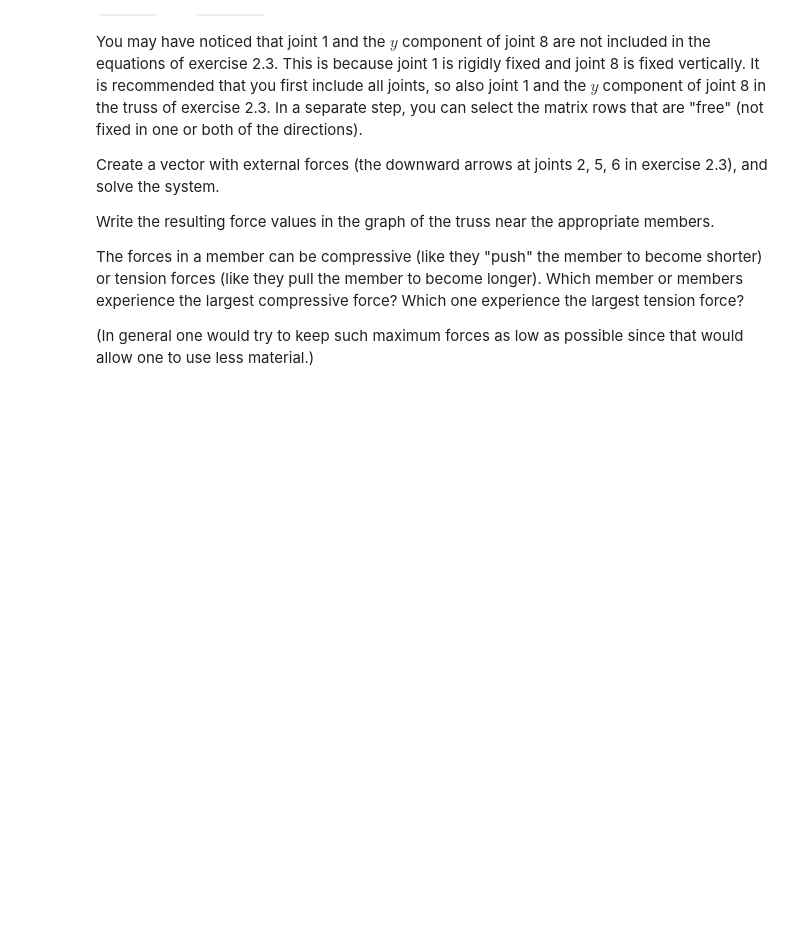
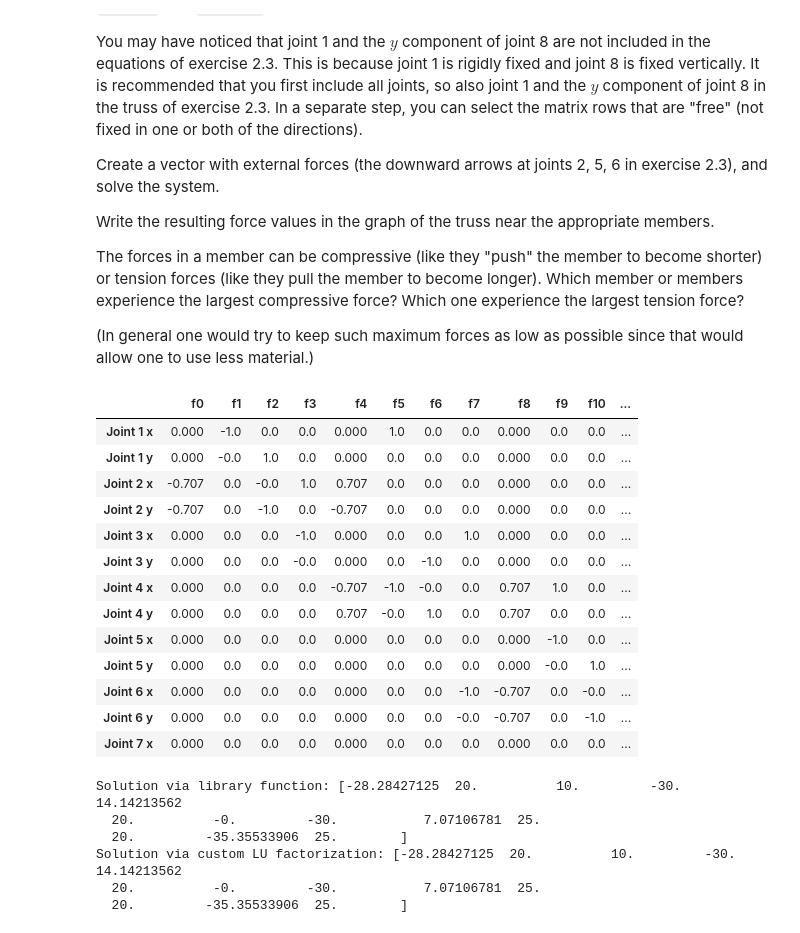
Before and after one commit to TimothyBohm/Numerical_Algorithms, a Jupyter notebook: hw1_2026.ipynb, the cells around one changed output. Drawn from its saved outputs; the diff is of its cells as text; code cells hidden in the pictures; blank space fills up the shorter version.

Commit message:
3b solution

```diff
--- a/hw1_2026.ipynb
+++ b/hw1_2026.ipynb
@@ -407,3 +407,77 @@ The forces in a member can be compressive (like they "push" the member to become
 Which member or members experience the largest compressive force? Which one experience the largest tension force?
 
 (In general one would try to keep such maximum forces as low as possible since that would allow one to use less material.)
+# %%
+import pandas as pd
+
+row_labels = [
+    "Joint 1 x", "Joint 1 y",
+    "Joint 2 x", "Joint 2 y",
+    "Joint 3 x", "Joint 3 y",
+    "Joint 4 x", "Joint 4 y",
+    "Joint 5 x", "Joint 5 y",
+    "Joint 6 x", "Joint 6 y",
+    "Joint 7 x"
+]
+
+col_labels = [f"f{i}" for i in range(0, 13)]
+
+
+def forces_matrix(joints, members):
+    n = len(joints)
+    m = len(members)
+    matrix = np.zeros((n*2, m))
+    # odd numbered rows for vertical forces, even numbered rows for horizontal forces on a given joint
+    for i, (pt1_index, pt2_index) in enumerate(members):
+    #for i in range(m):
+        pt1 = joints[pt1_index]
+        pt2 = joints[pt2_index]
+        vector = np.array([pt2[0]-pt1[0], pt2[1]-pt1[1]])
+        normalized_vector = vector / np.linalg.norm(vector)
+        matrix[2*pt1_index][i] = normalized_vector[0]
+        matrix[2*pt2_index][i] = -normalized_vector[0]
+        matrix[2*pt1_index+1][i] = normalized_vector[1]
+        matrix[2*pt2_index+1][i] = -normalized_vector[1]
+
+    # apply exceptions, joint 0 fixed in both directions, joint 7 fixed vertically
+    matrix = np.delete(matrix, [0, 1, 15], axis=0)
+
+    df = pd.DataFrame(
+        matrix,
+        index=row_labels,
+        columns=col_labels
+    )
+
+    display(df.round(3))
+    return matrix
+
+def solve_for_forces(joints, members):
+    force_matrix = forces_matrix(joints, members)
+    b = np.array([0, 10, 0, 0, 0, 0, 0, 15, 0, 20, 0, 0, 0])
+    solution = np.linalg.solve(force_matrix, b)
+    print("Solution via library function:", solution)
+    solution_LU = solve_with_factorization(force_matrix, b)
+    print("Solution via custom LU factorization:", solution_LU)
+
+solve_for_forces(joints1, members1)
+# %% [output]
+|  | f0 | f1 | f2 | f3 | f4 | f5 | f6 | f7 | f8 | f9 | f10 | ... |
+| Joint 1 x | 0.000 | -1.0 | 0.0 | 0.0 | 0.000 | 1.0 | 0.0 | 0.0 | 0.000 | 0.0 | 0.0 | ... |
+| Joint 1 y | 0.000 | -0.0 | 1.0 | 0.0 | 0.000 | 0.0 | 0.0 | 0.0 | 0.000 | 0.0 | 0.0 | ... |
+| Joint 2 x | -0.707 | 0.0 | -0.0 | 1.0 | 0.707 | 0.0 | 0.0 | 0.0 | 0.000 | 0.0 | 0.0 | ... |
+| Joint 2 y | -0.707 | 0.0 | -1.0 | 0.0 | -0.707 | 0.0 | 0.0 | 0.0 | 0.000 | 0.0 | 0.0 | ... |
+| Joint 3 x | 0.000 | 0.0 | 0.0 | -1.0 | 0.000 | 0.0 | 0.0 | 1.0 | 0.000 | 0.0 | 0.0 | ... |
+| Joint 3 y | 0.000 | 0.0 | 0.0 | -0.0 | 0.000 | 0.0 | -1.0 | 0.0 | 0.000 | 0.0 | 0.0 | ... |
+| Joint 4 x | 0.000 | 0.0 | 0.0 | 0.0 | -0.707 | -1.0 | -0.0 | 0.0 | 0.707 | 1.0 | 0.0 | ... |
+| Joint 4 y | 0.000 | 0.0 | 0.0 | 0.0 | 0.707 | -0.0 | 1.0 | 0.0 | 0.707 | 0.0 | 0.0 | ... |
+| Joint 5 x | 0.000 | 0.0 | 0.0 | 0.0 | 0.000 | 0.0 | 0.0 | 0.0 | 0.000 | -1.0 | 0.0 | ... |
+| Joint 5 y | 0.000 | 0.0 | 0.0 | 0.0 | 0.000 | 0.0 | 0.0 | 0.0 | 0.000 | -0.0 | 1.0 | ... |
+| Joint 6 x | 0.000 | 0.0 | 0.0 | 0.0 | 0.000 | 0.0 | 0.0 | -1.0 | -0.707 | 0.0 | -0.0 | ... |
+| Joint 6 y | 0.000 | 0.0 | 0.0 | 0.0 | 0.000 | 0.0 | 0.0 | -0.0 | -0.707 | 0.0 | -1.0 | ... |
+| Joint 7 x | 0.000 | 0.0 | 0.0 | 0.0 | 0.000 | 0.0 | 0.0 | 0.0 | 0.000 | 0.0 | 0.0 | ... |
+Solution via library function: [-28.28427125  20.          10.         -30.          14.14213562
+  20.          -0.         -30.           7.07106781  25.
+  20.         -35.35533906  25.        ]
+Solution via custom LU factorization: [-28.28427125  20.          10.         -30.          14.14213562
+  20.          -0.         -30.           7.07106781  25.
+  20.         -35.35533906  25.        ]
```
Also changed, not shown: parts of 5 cells of this notebook.
